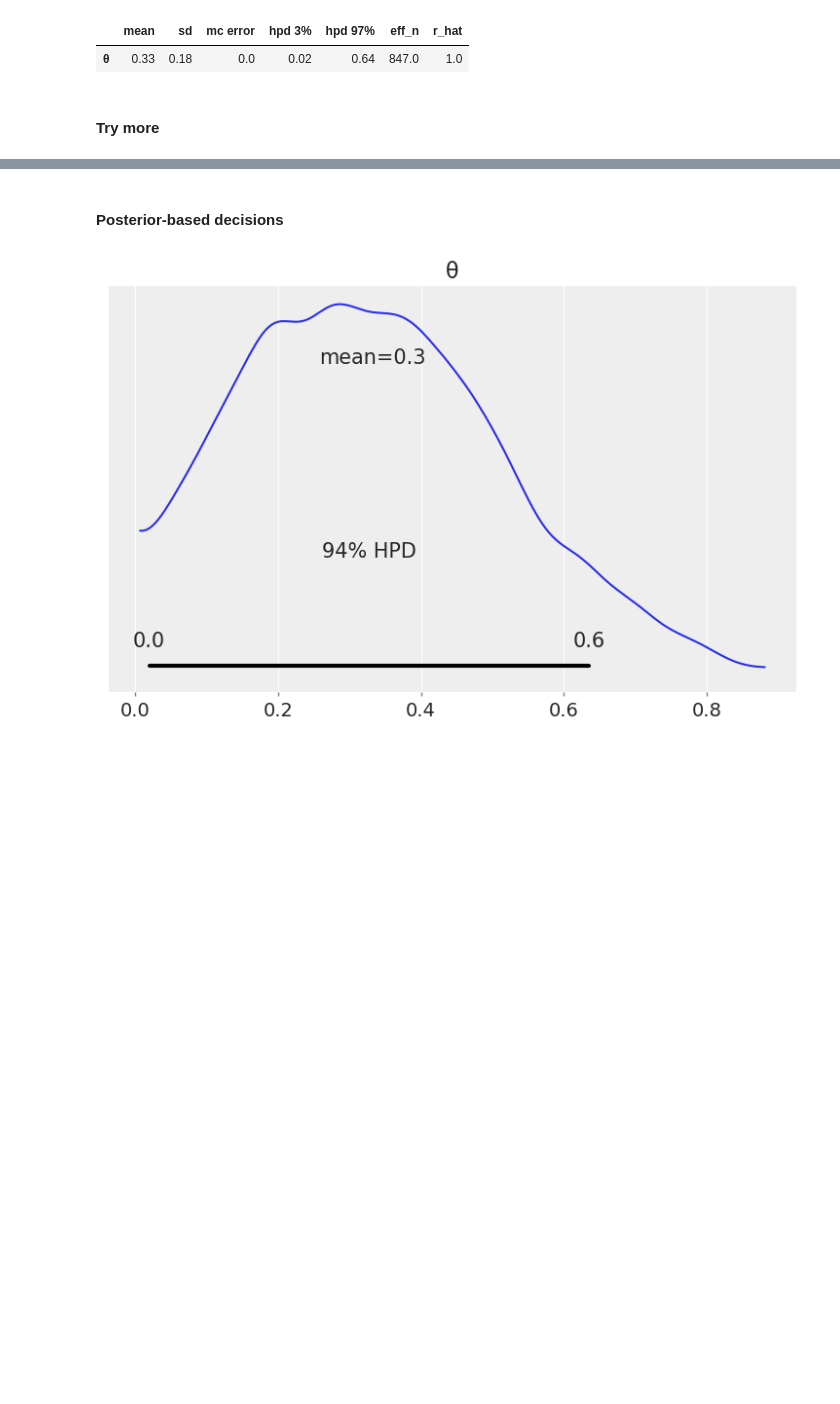
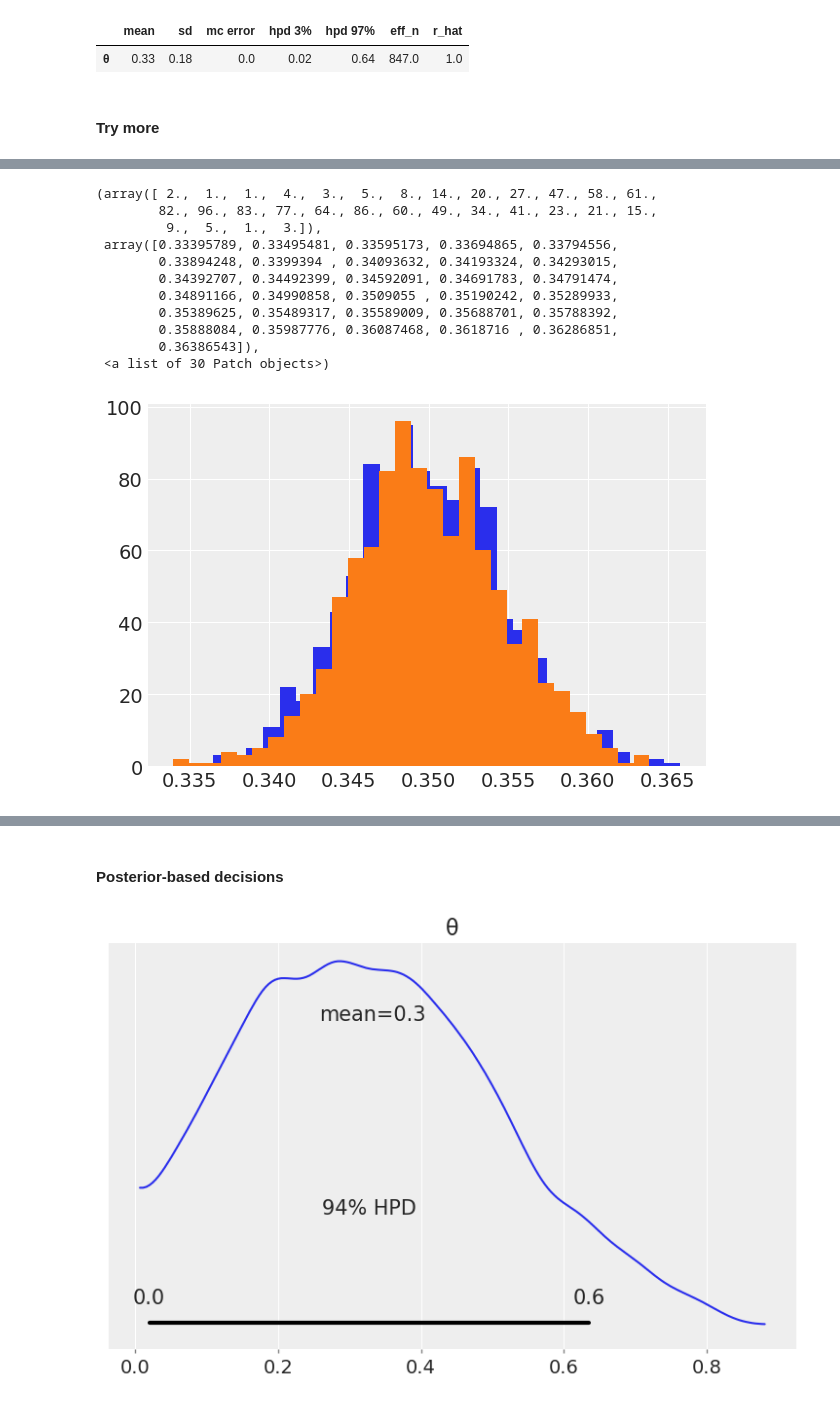
Before and after one commit to kiwiriver/BAP, a Jupyter notebook: code/Chp2/02 Programming probabilistically.ipynb, the cells around one changed output, grey strips where cells are left out. Cells and saved outputs as stored; diff of their text form; code cells hidden in the pictures; blank space fills up the shorter version.

```diff
--- a/code/Chp2/02 Programming probabilistically.ipynb
+++ b/code/Chp2/02 Programming probabilistically.ipynb
@@ -99,0 +126,16 @@ plt.savefig('B11197_02_01_more.png')
+# %%
+plt.hist(trace2['θ'][:1000],bins=30)
+plt.hist(trace2['θ'][1000:2000],bins=30)
+# %% [output]
+(array([ 2.,  1.,  1.,  4.,  3.,  5.,  8., 14., 20., 27., 47., 58., 61.,
+        82., 96., 83., 77., 64., 86., 60., 49., 34., 41., 23., 21., 15.,
+         9.,  5.,  1.,  3.]),
+ array([0.33395789, 0.33495481, 0.33595173, 0.33694865, 0.33794556,
+        0.33894248, 0.3399394 , 0.34093632, 0.34193324, 0.34293015,
+        0.34392707, 0.34492399, 0.34592091, 0.34691783, 0.34791474,
+        0.34891166, 0.34990858, 0.3509055 , 0.35190242, 0.35289933,
+        0.35389625, 0.35489317, 0.35589009, 0.35688701, 0.35788392,
+        0.35888084, 0.35987776, 0.36087468, 0.3618716 , 0.36286851,
+        0.36386543]),
+ <a list of 30 Patch objects>)
+[figure, added]
```
Also changed, not shown: parts of 13 cells of this notebook, 2 other files.
